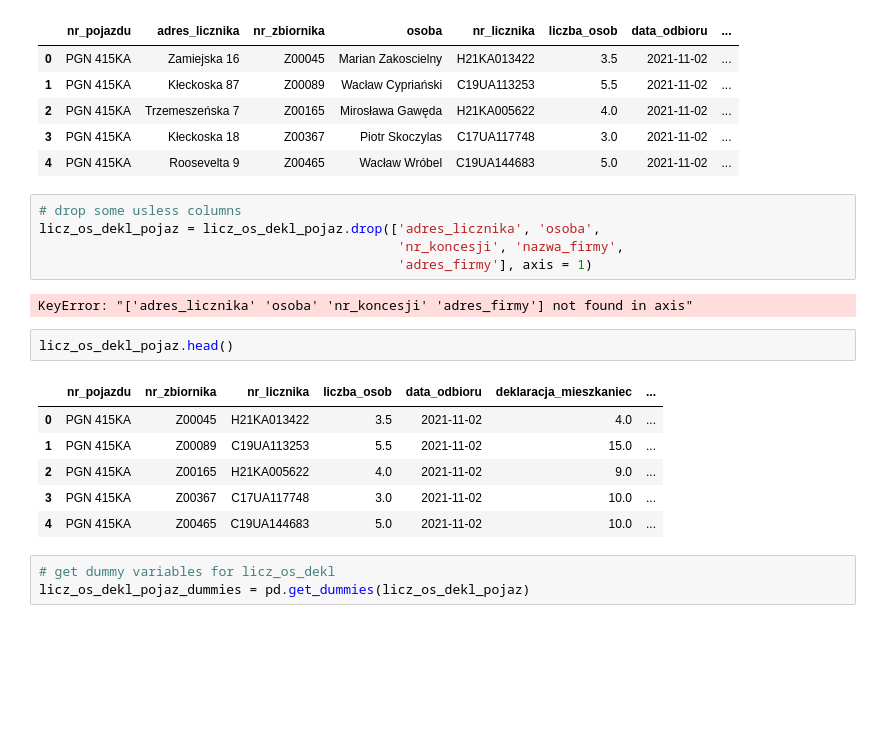
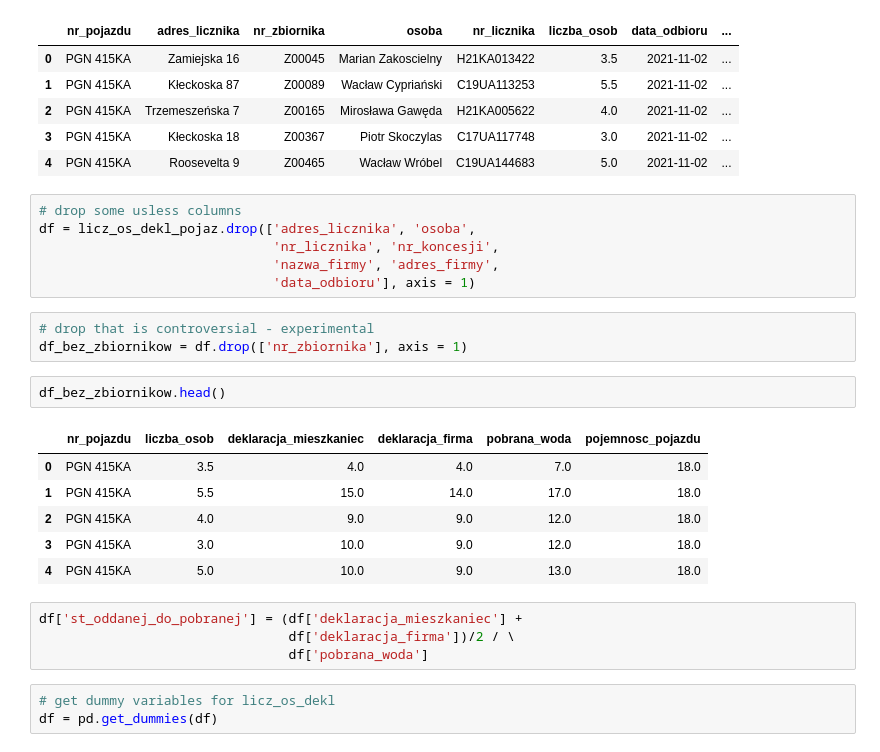
Before and after one commit to hackathonteam/klimaton_back, a Jupyter notebook: merger.ipynb, the cells around one changed output. Saved outputs shown, nothing was run; the diff lists cells and outputs as text; blank space fills up the shorter version.

```diff
--- a/merger.ipynb
+++ b/merger.ipynb
@@ -145,20 +115,26 @@ licz_os_dekl_pojaz.head()
 | 4 | PGN 415KA | Roosevelta 9 | Z00465 | Wacław Wróbel | C19UA144683 | 5.0 | 2021-11-02 | ... |
 # %%
 # drop some usless columns
-licz_os_dekl_pojaz = licz_os_dekl_pojaz.drop(['adres_licznika', 'osoba',
-                                              'nr_koncesji', 'nazwa_firmy',
-                                              'adres_firmy'], axis = 1)
+df = licz_os_dekl_pojaz.drop(['adres_licznika', 'osoba',
+                              'nr_licznika', 'nr_koncesji',
+                              'nazwa_firmy', 'adres_firmy',
+                              'data_odbioru'], axis = 1)
-# %% [output]
-KeyError: "['adres_licznika' 'osoba' 'nr_koncesji' 'adres_firmy'] not found in axis"
+# %%
+# drop that is controversial - experimental
+df_bez_zbiornikow = df.drop(['nr_zbiornika'], axis = 1)
 # %%
-licz_os_dekl_pojaz.head()
+df_bez_zbiornikow.head()
 # %% [output]
-|  | nr_pojazdu | nr_zbiornika | nr_licznika | liczba_osob | data_odbioru | deklaracja_mieszkaniec | ... |
-| 0 | PGN 415KA | Z00045 | H21KA013422 | 3.5 | 2021-11-02 | 4.0 | ... |
-| 1 | PGN 415KA | Z00089 | C19UA113253 | 5.5 | 2021-11-02 | 15.0 | ... |
-| 2 | PGN 415KA | Z00165 | H21KA005622 | 4.0 | 2021-11-02 | 9.0 | ... |
-| 3 | PGN 415KA | Z00367 | C17UA117748 | 3.0 | 2021-11-02 | 10.0 | ... |
-| 4 | PGN 415KA | Z00465 | C19UA144683 | 5.0 | 2021-11-02 | 10.0 | ... |
+|  | nr_pojazdu | liczba_osob | deklaracja_mieszkaniec | deklaracja_firma | pobrana_woda | pojemnosc_pojazdu |
+| 0 | PGN 415KA | 3.5 | 4.0 | 4.0 | 7.0 | 18.0 |
+| 1 | PGN 415KA | 5.5 | 15.0 | 14.0 | 17.0 | 18.0 |
+| 2 | PGN 415KA | 4.0 | 9.0 | 9.0 | 12.0 | 18.0 |
+| 3 | PGN 415KA | 3.0 | 10.0 | 9.0 | 12.0 | 18.0 |
+| 4 | PGN 415KA | 5.0 | 10.0 | 9.0 | 13.0 | 18.0 |
+# %%
+df['st_oddanej_do_pobranej'] = (df['deklaracja_mieszkaniec'] +
+                                df['deklaracja_firma'])/2 / \
+                                df['pobrana_woda']
 # %%
 # get dummy variables for licz_os_dekl
-licz_os_dekl_pojaz_dummies = pd.get_dummies(licz_os_dekl_pojaz)
+df = pd.get_dummies(df)
```
Also changed, not shown: parts of 7 cells of this notebook.
